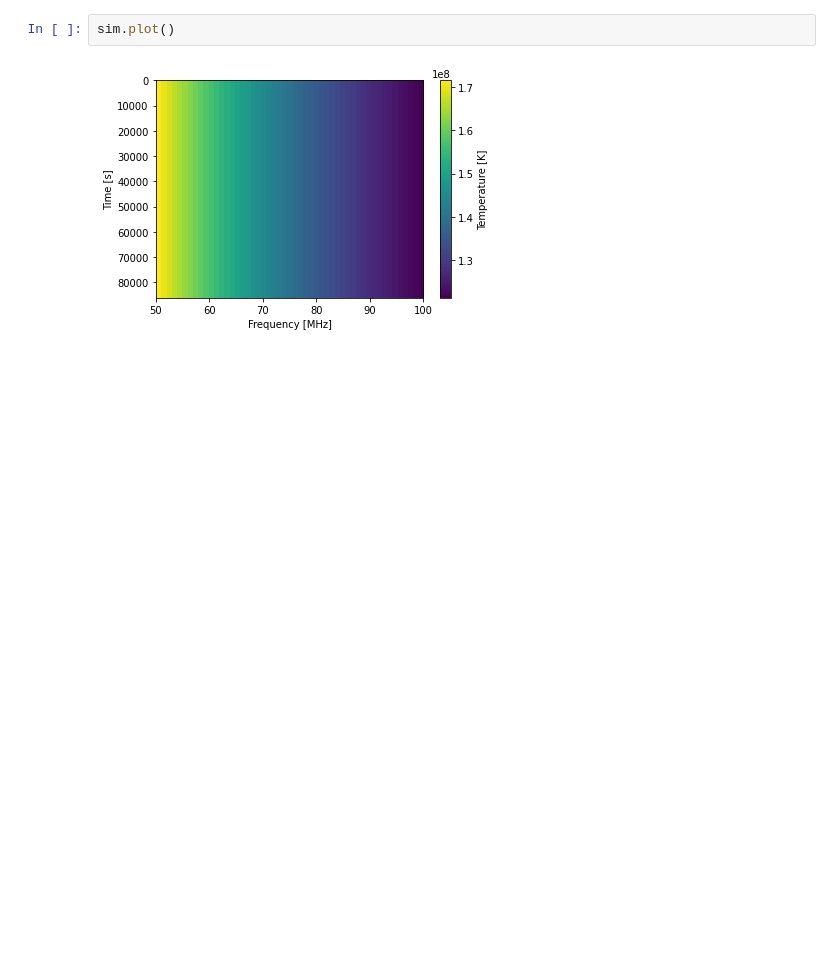
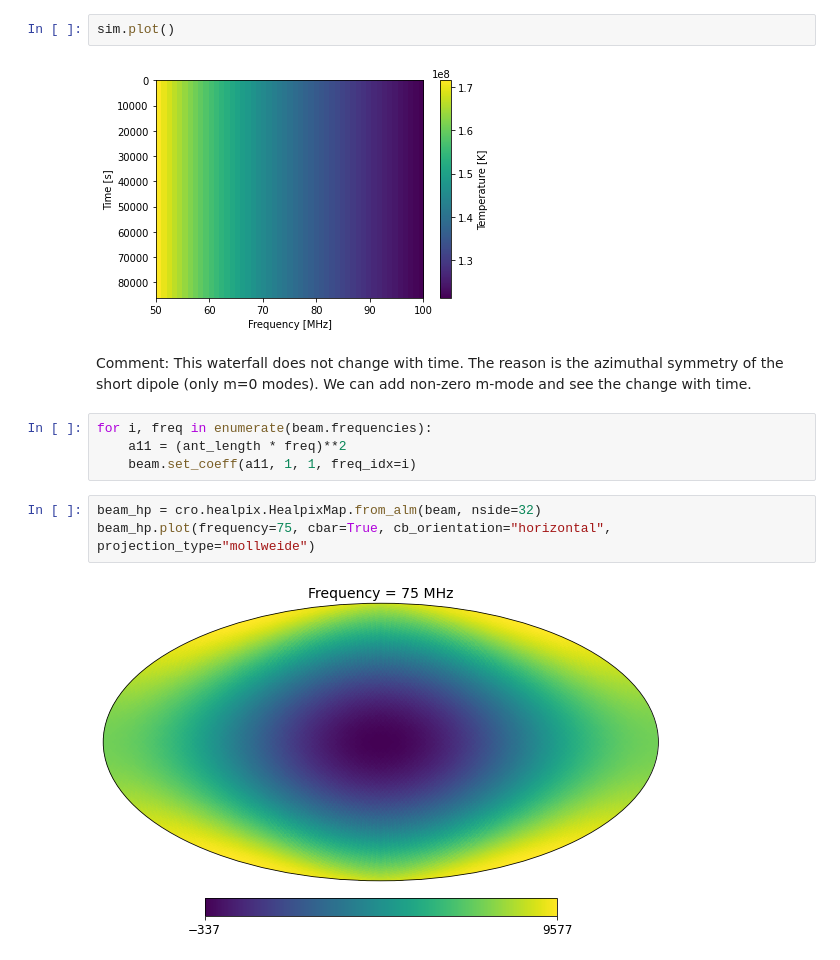
Before and after one commit to christianhbye/croissant, a Jupyter notebook: notebooks/example_sim.ipynb, the cells around one changed output. Saved outputs shown, nothing was run; the diff lists cells and outputs as text; blank space fills up the shorter version.

Commit message:
update with parallel mode and more interesting beam

```diff
--- a/notebooks/example_sim.ipynb
+++ b/notebooks/example_sim.ipynb
@@ -73,3 +70,14 @@ sim.run()
 sim.plot()
 # %% [output]
 [figure]
+# %% [markdown]
+Comment: This waterfall does not change with time. The reason is the azimuthal symmetry of the short dipole (only m=0 modes). We can add non-zero m-mode and see the change with time.
+# %%
+for i, freq in enumerate(beam.frequencies):
+    a11 = (ant_length * freq)**2
+    beam.set_coeff(a11, 1, 1, freq_idx=i)
+# %%
+beam_hp = cro.healpix.HealpixMap.from_alm(beam, nside=32)
+beam_hp.plot(frequency=75, cbar=True, cb_orientation="horizontal", projection_type="mollweide")
+# %% [output]
+[figure, added]
```
Also changed, not shown: parts of 5 cells of this notebook.
